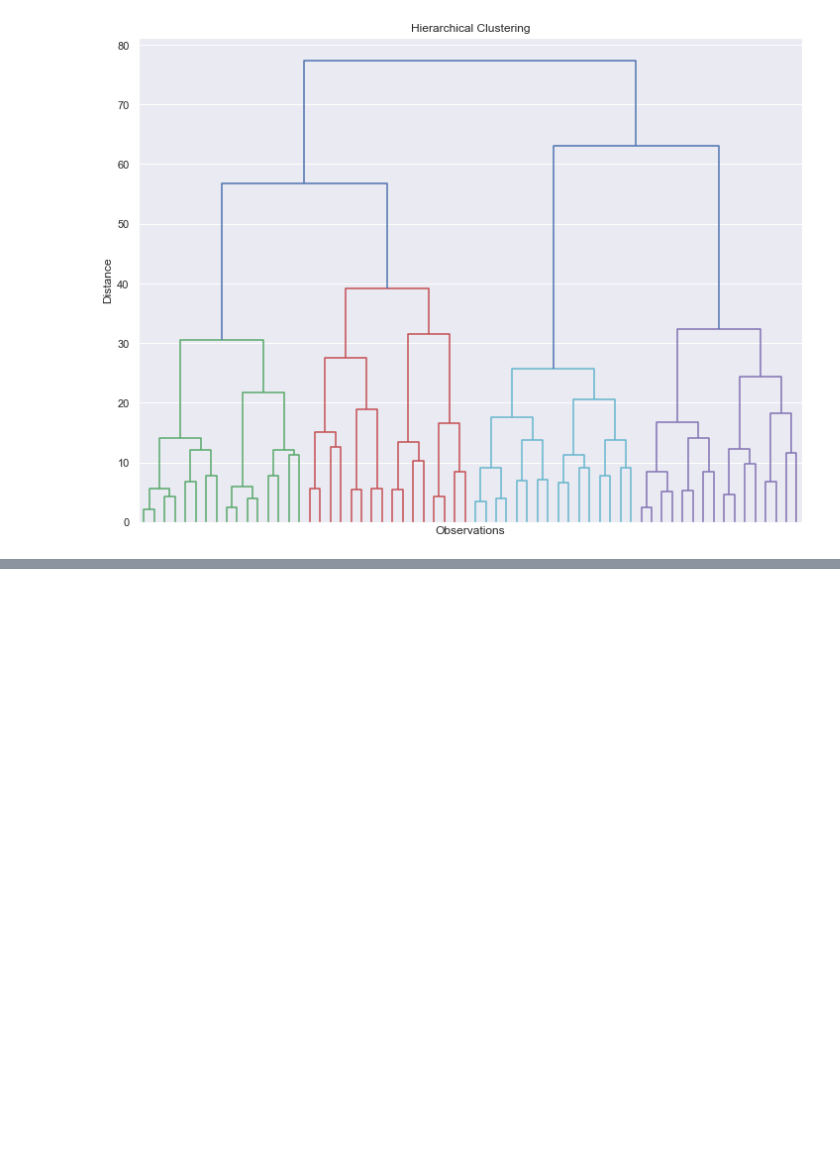
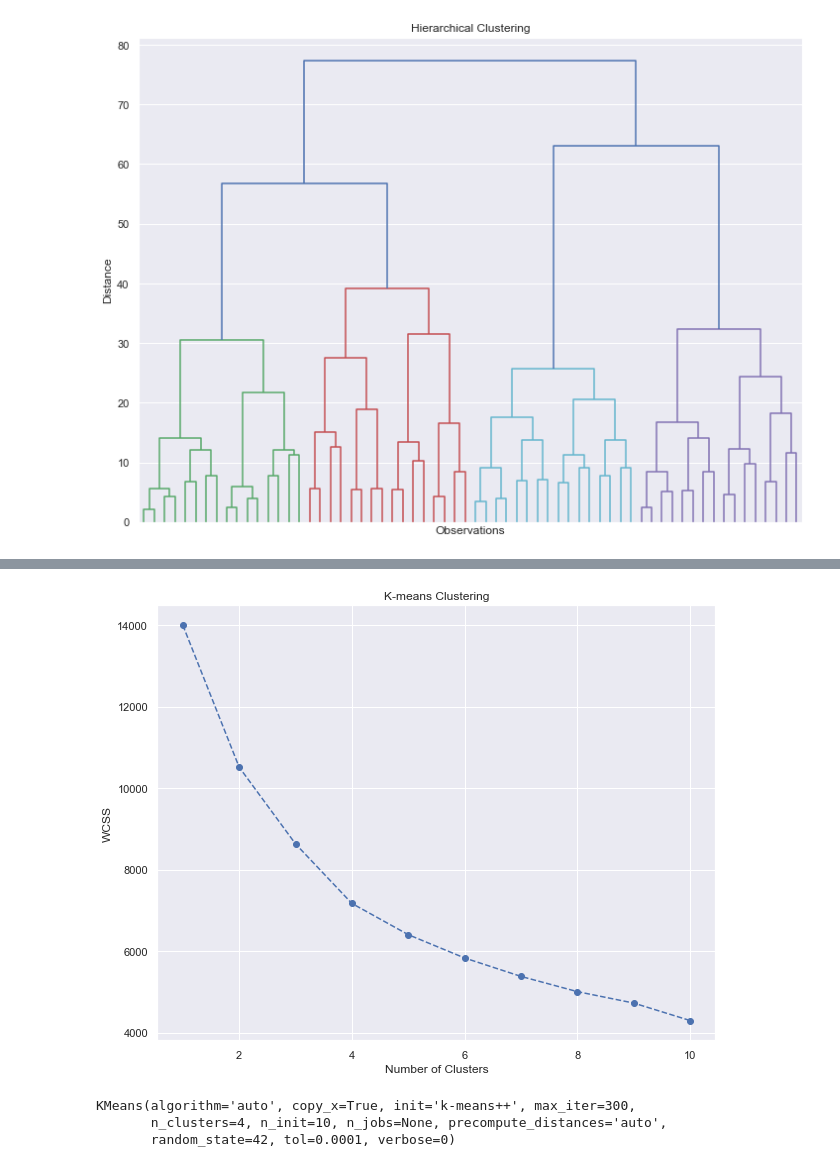
Before and after one commit to SimonSlominski/Data_Science, a Jupyter notebook: 01_Customer_Analytics/Customer_analitics_segmentation.ipynb, the cells around one changed output, grey strips where cells are left out. Drawn from its saved outputs; the diff is of its cells as text; code cells hidden in the pictures; blank space fills up the shorter version.

Commit message:
Add K-means segmentation to CAS

```diff
--- a/01_Customer_Analytics/Customer_analitics_segmentation.ipynb
+++ b/01_Customer_Analytics/Customer_analitics_segmentation.ipynb
@@ -111,0 +121,27 @@ plt.show()
+# %%
+# Within Cluster Sum of Squares
+wcss = []
+for i in range(1,11):
+    # Run the algortihm at many different starting points - k means plus plus.
+    kmeans = KMeans(n_clusters = i, init = 'k-means++', random_state = 42)
+    kmeans.fit(segmentation_std)
+    wcss.append(kmeans.inertia_)
+# %%
+# Plot the Within Cluster Sum of Squares for the different number of clusters.
+# Depending on the shape of this graph, make a decision about the number of clusters using Elbow method
+plt.figure(figsize = (10, 8))
+plt.plot(range(1,11), wcss, marker = 'o', linestyle = '--')
+plt.xlabel('Number of Clusters')
+plt.ylabel('WCSS')
+plt.title('K-means Clustering')
+plt.show()
+# %% [output]
+[figure, added]
+# %%
+# Run K-means with a fixed number of clusters = 4
+kmeans = KMeans(n_clusters = 4, init = 'k-means++', random_state=42)
+kmeans.fit(segmentation_std)
+# %% [output]
+KMeans(algorithm='auto', copy_x=True, init='k-means++', max_iter=300,
+       n_clusters=4, n_init=10, n_jobs=None, precompute_distances='auto',
+       random_state=42, tol=0.0001, verbose=0)
```
Also changed, not shown: parts of 7 cells of this notebook.
